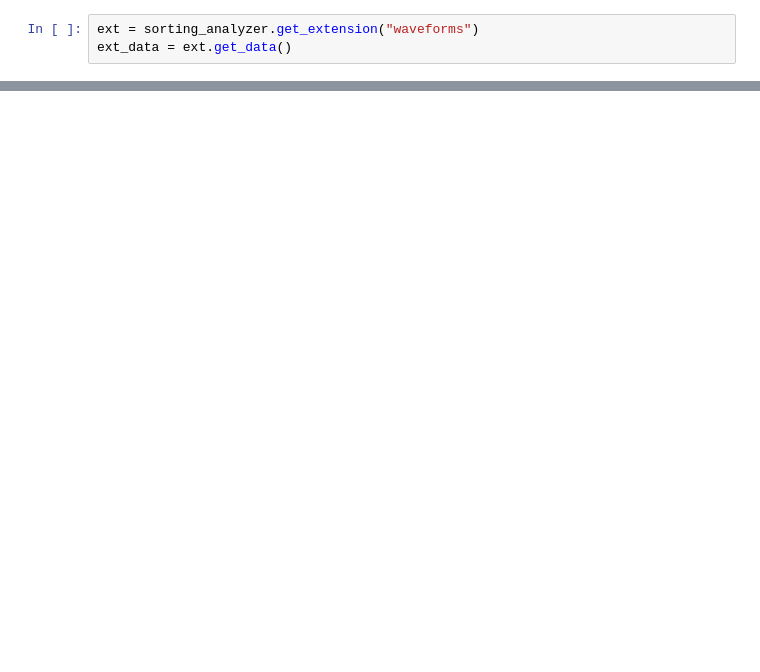
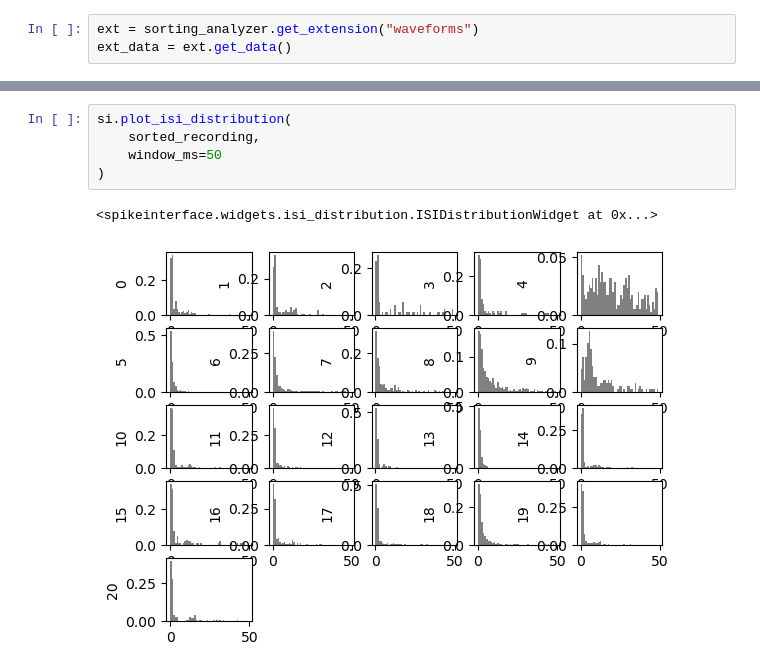
Before and after one commit to Gyrozaid/Neural-Analysis, a Jupyter notebook: sort.ipynb, the cells around one changed output, grey strips where cells are left out. Drawn from its saved outputs; the diff is of its cells as text; blank space fills up the shorter version.

```diff
--- a/sort.ipynb
+++ b/sort.ipynb
@@ -233,0 +243,8 @@ plt.show()
+# %%
+si.plot_isi_distribution(
+    sorted_recording,
+    window_ms=50
+)
+# %% [output]
+<spikeinterface.widgets.isi_distribution.ISIDistributionWidget at 0x...>
+[figure, added]
```
Also changed, not shown: parts of 12 cells of this notebook, 3 other files.
